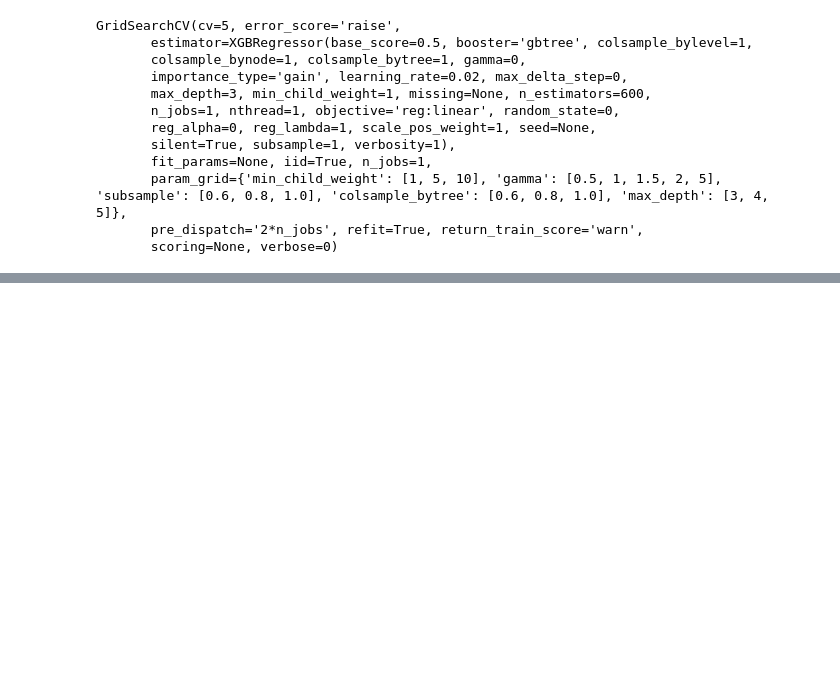
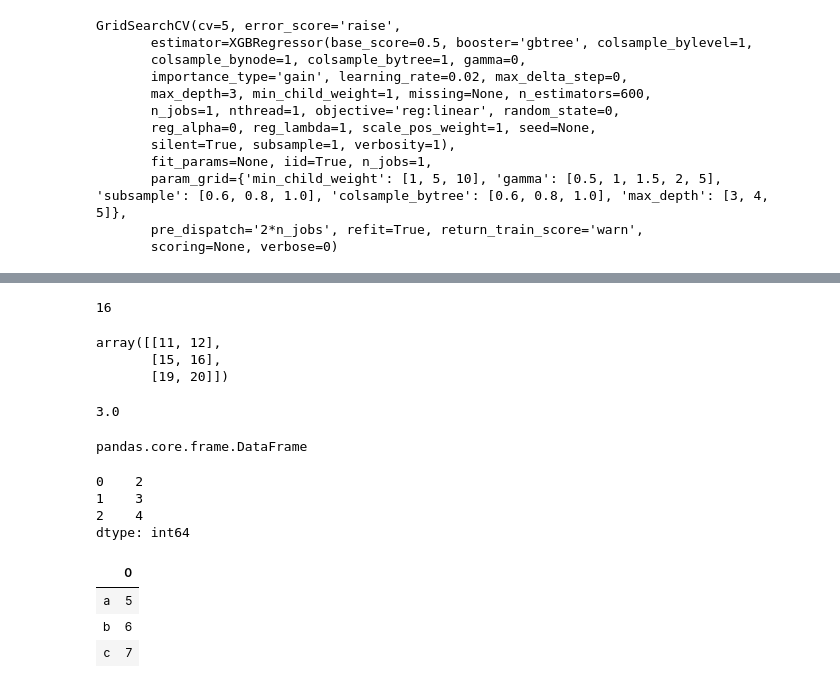
Before and after one commit to E-STAT/Women-in-AI-Zindi-hackathon, a Jupyter notebook: Women in AI-02-Random_Forest.ipynb, the cells around one changed output, grey strips where cells are left out. Saved outputs shown, nothing was run; the diff lists cells and outputs as text; code cells hidden in the pictures; blank space fills up the shorter version.

```diff
--- a/Women in AI-02-Random_Forest.ipynb
+++ b/Women in AI-02-Random_Forest.ipynb
@@ -429,0 +539,32 @@ saved file:women_submission_xgb_new_03.csv
+# %%
+practise_array[3,-1]
+# %% [output]
+16
+# %%
+practise_array[2:,2:]
+# %% [output]
+array([[11, 12],
+       [15, 16],
+       [19, 20]])
+# %%
+np.cbrt(27)
+# %% [output]
+3.0
+# %%
+pd.DataFrame
+# %% [output]
+pandas.core.frame.DataFrame
+# %%
+pd.Series([2, 3, 4])
+# %% [output]
+0    2
+1    3
+2    4
+dtype: int64
+# %%
+pd.DataFrame([5, 6, 7], ['a', 'b', 'c'])
+# %% [output]
+|  | 0 |
+| a | 5 |
+| b | 6 |
+| c | 7 |
```
Also changed, not shown: parts of 36 cells of this notebook.
